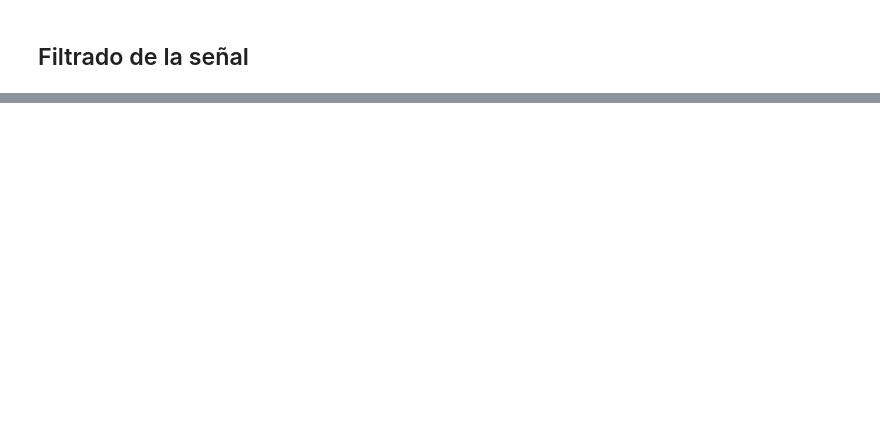
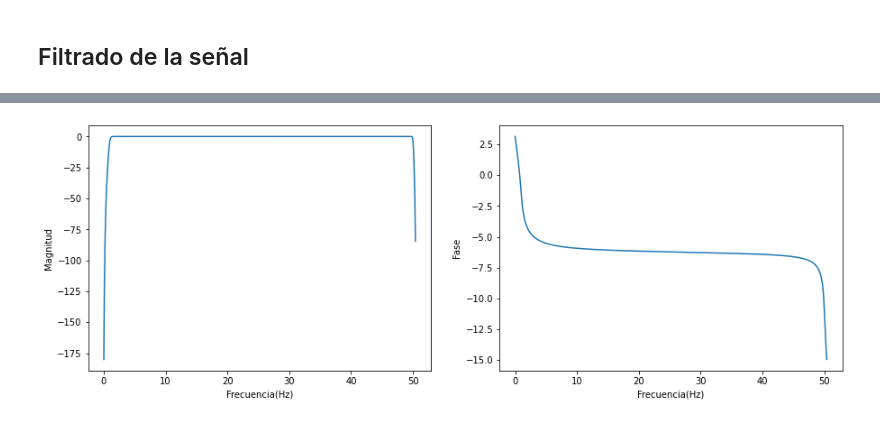
Before and after one commit to sebastianrpo/SPIII, a Jupyter notebook: MP1.ipynb, the cells around one changed output, grey strips where cells are left out. Saved outputs shown, nothing was run; the diff lists cells and outputs as text; code cells hidden in the pictures; blank space fills up the shorter version.

```diff
--- a/MP1.ipynb
+++ b/MP1.ipynb
@@ -153,0 +184,14 @@ plt.legend()
+# %%
+w, h = freqz(b,a)
+plt.figure(figsize=[15,5])
+plt.subplot(1, 2, 1)
+plt.plot(fs*w/(2*np.pi),20*np.log10(abs(h)))
+plt.xlabel("Frecuencia(Hz)")
+plt.ylabel("Magnitud")
+plt.subplot(1, 2, 2)
+plt.plot(fs*w/(2*np.pi),np.unwrap(np.angle(h)))
+plt.xlabel("Frecuencia(Hz)")
+plt.ylabel("Fase")
+plt.show()
+# %% [output]
+[figure, added]
```
Also changed, not shown: parts of 30 cells of this notebook.
